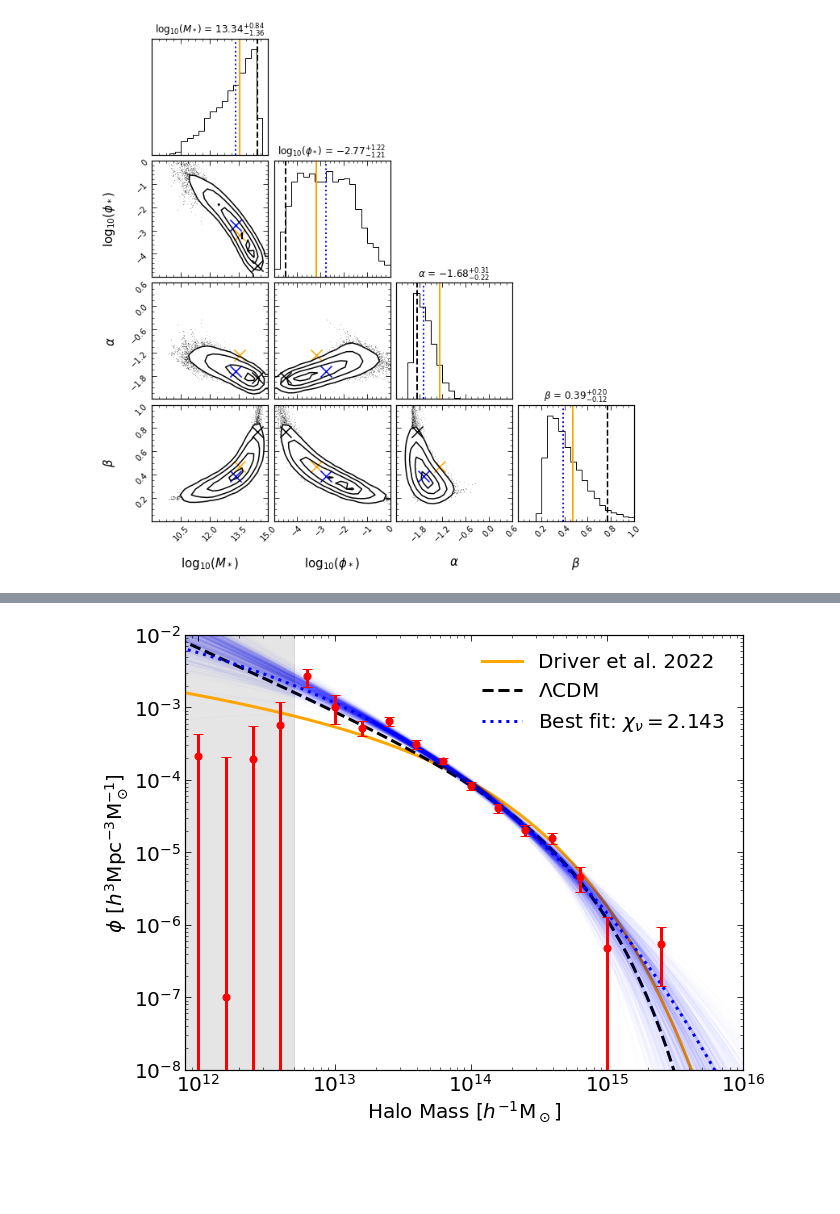
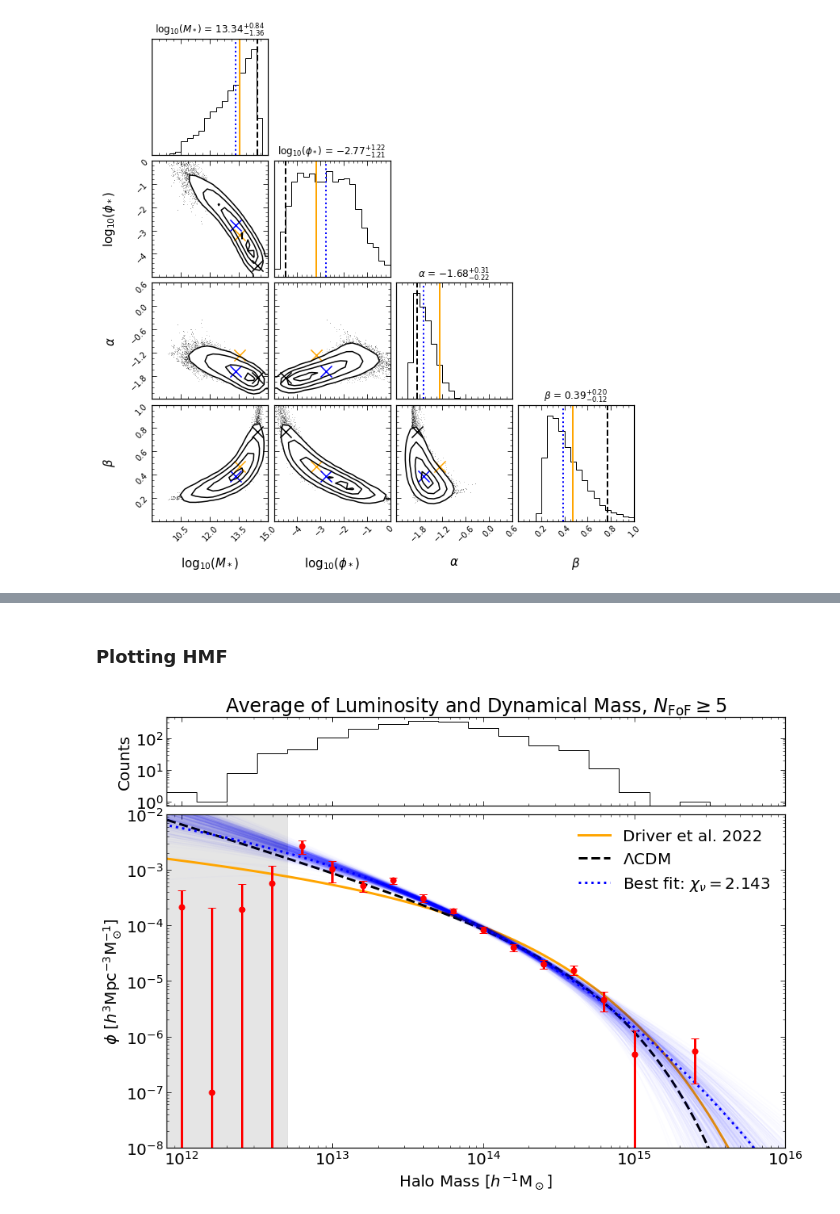
Before and after one commit to toddlcook/group_supplementation, a Jupyter notebook: GAMA_supplementation_HMF_mean.ipynb, the cells around one changed output, grey strips where cells are left out. Drawn from its saved outputs; the diff is of its cells as text; code cells hidden in the pictures; blank space fills up the shorter version.

```diff
--- a/GAMA_supplementation_HMF_mean.ipynb
+++ b/GAMA_supplementation_HMF_mean.ipynb
@@ -403,52 +401,4 @@ reduced_chi_squared=df_samples.loc[df_samples[['likelihood']].idxmax()[0]]['chi2
+# %% [markdown]
+### Plotting HMF
 # %%
 M_arr=np.logspace(11,16,100)
-# %%
-font = {'size'   : 20}
-plt.rc('font', **font)
-
-plt.plot((M_arr),(MRP(M_arr,10**13.51,10**-3.19,-1.27,0.47)),
-         c='orange',label='Driver et al. 2022',linewidth=3)
-plt.plot((M_arr),(MRP(M_arr,10**14.43,10**-4.49,-1.85,0.77)),
-         c='k',linestyle='dashed',label=r'$\Lambda$'+'CDM',linewidth=3)
-
-
-
-plt.errorbar((10**Mbin),phi_total_lum*(phi_total_lum/means),yerr=err_tot,
-             fmt='none',capsize=5,mfc='none',c='red',linewidth=3,zorder=10)
-plt.scatter((10**Mbin),phi_total_lum*(phi_total_lum/means),c='red',s=50,zorder=20)
-
-plt.plot((M_arr),np.ones(len(M_arr)),
-         c='blue')
-for i in tqdm(range(len(samples))[::30]):
-    phi_fit = MRP(M_arr,10**samples[i][0],10**samples[i][1], samples[i][2],samples[i][3])
-    plt.plot((M_arr), phi_fit,c='blue',alpha=0.01)
-plt.plot((M_arr),(MRP(M_arr,10**M_star_sample,10**phi_star_sample,alpha_sample,beta_sample)),
-         c='blue',linestyle='dotted',linewidth=3,
-         label='Best fit: '+r'$\chi_\nu = $'+str(round(reduced_chi_squared,3)))
-
-
-
-
-plt.yscale('log')
-plt.xscale('log')
-
-
-plt.legend(frameon=False)
-
-plt.axvspan(10**11, 10**12.7 , color='k', alpha=0.1, lw=1)
-#plt.axvspan(10**14.5, 10**17 , color='k', alpha=0.1, lw=1)
-
-
-plt.xlim(10**11.9,10**16)
-plt.ylim(1e-8,1e-2)
-plt.xlabel('Halo Mass ['+r'$h^{-1}\mathrm{M}_\odot$]')
-plt.ylabel(r'$\phi$' +' ['+r'$h^{3}\mathrm{Mpc}^{-3}\mathrm{M}^{-1}_\odot$]')
-
-
-plt.yscale('log')
-
-#plt.savefig('HMF_2.jpg',bbox_inches='tight',dpi=200)
-
-plt.show()
-# %% [output]
-[figure, removed]
@@ -464,17 +405,25 @@ Mbin
 # %%
+font = {'size'   : 20}
+plt.rc('font', **font)
+
 fig, axs = plt.subplots(2,1, facecolor='w', edgecolor='k',
                         gridspec_kw={'height_ratios': [0.8, 3]},figsize=(14,10))
 fig.subplots_adjust(hspace = 0.04, wspace=0)
 axs=axs.ravel()
 
 Nbin,_=np.histogram(((np.log10(sample['mass_sup']) + np.log10(1.39*sample['MassA']))/2), bins=bins)
-axs[0].step(10**Mbin,Nbin,where='mid',color='k',linewidth=1)
-#axs[0].hist((1.39*sample['MassA']+sample['mass_sup'])/2,bins=np.logspace(11.3,15.5,22))
+edges = []
+for M in Mbin:
+    edges.append(M + diff/2)
+edges.insert(0,edges[0] - diff)
+axs[0].stairs(Nbin, 10**np.array(edges),lw=1,color='k')
 axs[0].set_xlim(10**11.9,10**16)
 axs[0].set_xscale('log')
 axs[0].set_yscale('log')
 axs[0].set_xticklabels([])
 axs[0].set_ylabel('Counts')
+
+axs[0].set_title('Average of Luminosity and Dynamical Mass, '+'$N_\mathrm{FoF} \geq 5$')
 
 
 
@@ -494,30 +443,32 @@ axs[1].plot((M_arr),np.ones(len(M_arr)),
          c='blue')
 for i in tqdm(range(len(samples))[::30]):
     phi_fit = MRP(M_arr,10**samples[i][0],10**samples[i][1], samples[i][2],samples[i][3])
     axs[1].plot((M_arr), phi_fit,c='blue',alpha=0.01)
 axs[1].plot((M_arr),(MRP(M_arr,10**M_star_sample,10**phi_star_sample,alpha_sample,beta_sample)),
          c='blue',linestyle='dotted',linewidth=3,
          label='Best fit: '+r'$\chi_\nu = $'+str(round(reduced_chi_squared,3)))
 
 
 
 
 axs[1].set_yscale('log')
 axs[1].set_xscale('log')
 
 
 axs[1].legend(frameon=False)
 
 axs[1].axvspan(10**11, 10**12.7 , color='k', alpha=0.1, lw=1)
 #plt.axvspan(10**14.5, 10**17 , color='k', alpha=0.1, lw=1)
 
 
 axs[1].set_xlim(10**11.9,10**16)
 axs[1].set_ylim(1e-8,1e-2)
 axs[1].set_xlabel('Halo Mass ['+r'$h^{-1}\mathrm{M}_\odot$]')
 axs[1].set_ylabel(r'$\phi$' +' ['+r'$h^{3}\mathrm{Mpc}^{-3}\mathrm{M}^{-1}_\odot$]')
 
 
 
 
 plt.show()
+# %% [output]
+[figure, added]
```
Also changed, not shown: parts of 21 cells of this notebook, 1 other file.
